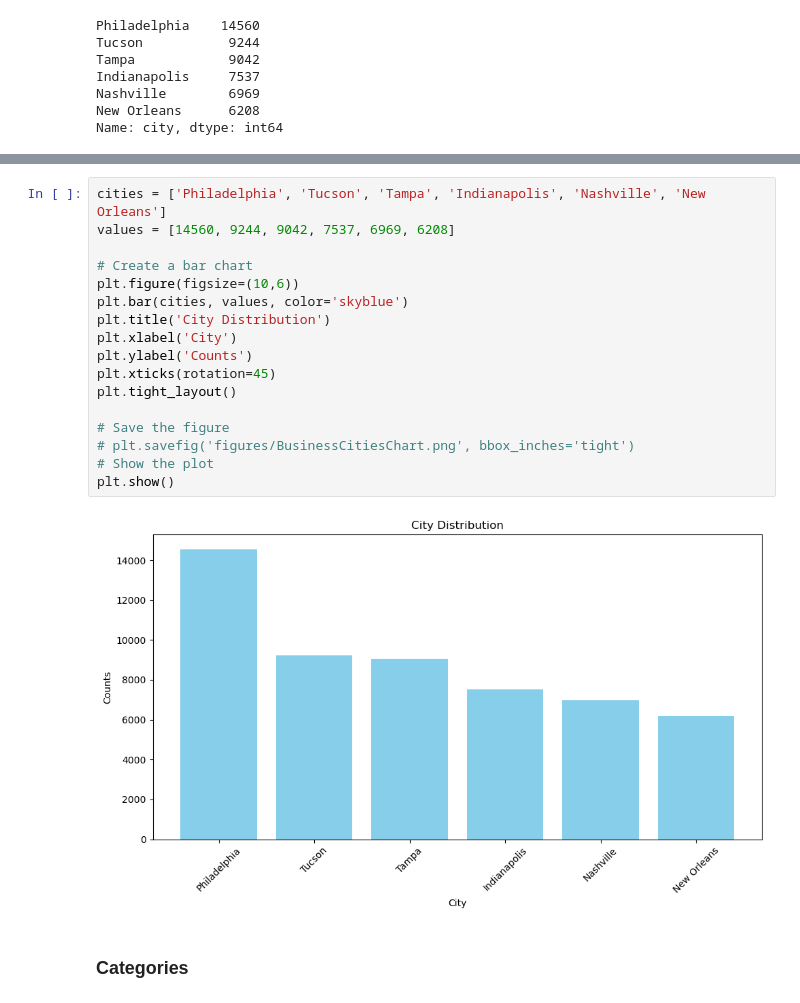
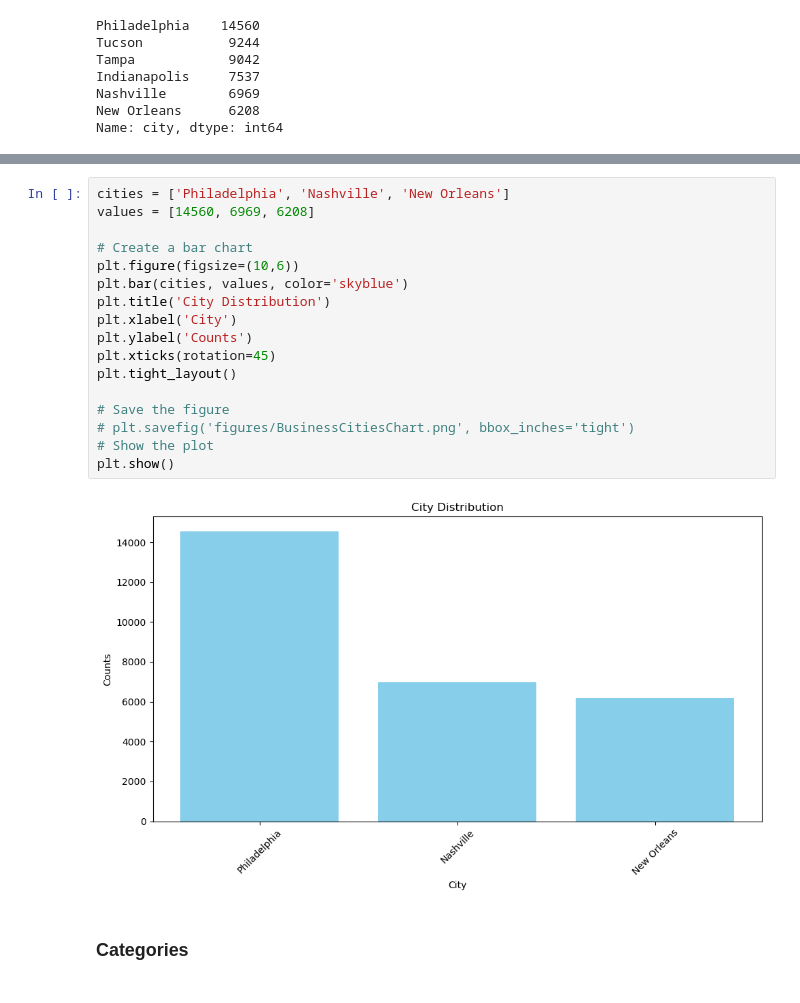
Before and after one commit to drojas-25/BrainStation-Capstone, a Jupyter notebook: Notebooks/EDA.ipynb, the cells around one changed output, grey strips where cells are left out. Cells and saved outputs as stored; diff of their text form.

```diff
--- a/Notebooks/EDA.ipynb
+++ b/Notebooks/EDA.ipynb
@@ -875,24 +907,24 @@ Nashville        6969
 New Orleans      6208
 Name: city, dtype: int64
 # %%
-cities = ['Philadelphia', 'Tucson', 'Tampa', 'Indianapolis', 'Nashville', 'New Orleans']
-values = [14560, 9244, 9042, 7537, 6969, 6208]
+cities = ['Philadelphia', 'Nashville', 'New Orleans']
+values = [14560, 6969, 6208]
 
 # Create a bar chart
 plt.figure(figsize=(10,6))
 plt.bar(cities, values, color='skyblue')
 plt.title('City Distribution')
 plt.xlabel('City')
 plt.ylabel('Counts')
 plt.xticks(rotation=45)
 plt.tight_layout()
 
 # Save the figure
 # plt.savefig('figures/BusinessCitiesChart.png', bbox_inches='tight')
 # Show the plot
 plt.show()
 # %% [output]
-[figure, old version]
+[figure, new version]
 # %% [markdown]
 ### Categories
 # %% [markdown]
```
Also changed, not shown: parts of 90 cells of this notebook, 7 other files.
